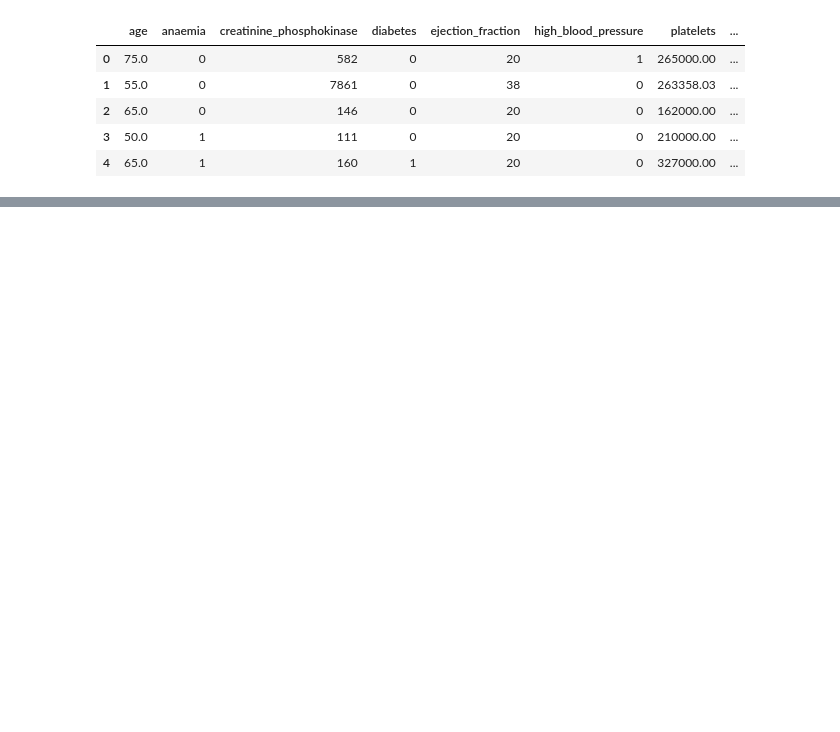
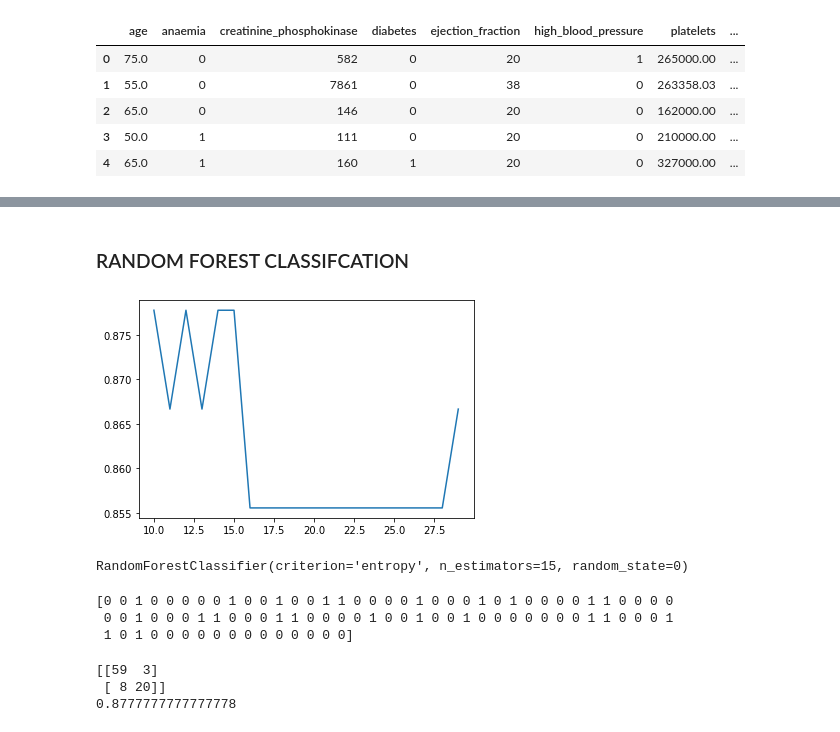
Before and after one commit to deepakpal31/Heart_Failure_Prediction, a Jupyter notebook: Model_training_and_selection.ipynb, the cells around one changed output, grey strips where cells are left out. Saved outputs shown, nothing was run; the diff lists cells and outputs as text; code cells hidden in the pictures; blank space fills up the shorter version.

```diff
--- a/Model_training_and_selection.ipynb
+++ b/Model_training_and_selection.ipynb
@@ -21,0 +202,48 @@ y = data.iloc[:,-1].values
+# %% [markdown]
+### RANDOM FOREST CLASSIFCATION
+# %%
+#Finding the optimum number of n_estimators
+
+from sklearn.ensemble import RandomForestClassifier
+from sklearn.metrics import confusion_matrix, accuracy_score
+list1 = []
+for estimators in range(10,30):
+    classifier = RandomForestClassifier(n_estimators = estimators, random_state=0, criterion='entropy')
+    classifier.fit(x_train, y_train)
+    y_pred = classifier.predict(x_test)
+    list1.append(accuracy_score(y_test,y_pred))
+#print(mylist)
+plt.plot(list(range(10,30)), list1)
+plt.show()
+# %% [output]
+[figure, added]
+# %%
+# Training the RandomForest Classifier on the Training set
+
+from sklearn.ensemble import RandomForestClassifier
+classifier = RandomForestClassifier(n_estimators = 15, criterion='entropy', random_state=0)
+classifier.fit(x_train,y_train)
+# %% [output]
+RandomForestClassifier(criterion='entropy', n_estimators=15, random_state=0)
+# %%
+# Predicting the test set results
+
+y_pred = classifier.predict(x_test)
+print(y_pred)
+# %% [output]
+[0 0 1 0 0 0 0 0 1 0 0 1 0 0 1 1 0 0 0 0 1 0 0 0 1 0 1 0 0 0 0 1 1 0 0 0 0
+ 0 0 1 0 0 0 1 1 0 0 0 1 1 0 0 0 0 1 0 0 1 0 0 1 0 0 0 0 0 0 0 1 1 0 0 0 1
+ 1 0 1 0 0 0 0 0 0 0 0 0 0 0 0 0]
+# %%
+# Making the confusion matrix and calculating the accuracy score
+
+from sklearn.metrics import confusion_matrix, accuracy_score
+cm = confusion_matrix(y_test, y_pred)
+ac = accuracy_score(y_test, y_pred)
+mylist.append(ac)
+print(cm)
+print(ac)
+# %% [output]
+[[59  3]
+ [ 8 20]]
+0.8777777777777778
```
Also changed, not shown: parts of 35 cells of this notebook.
